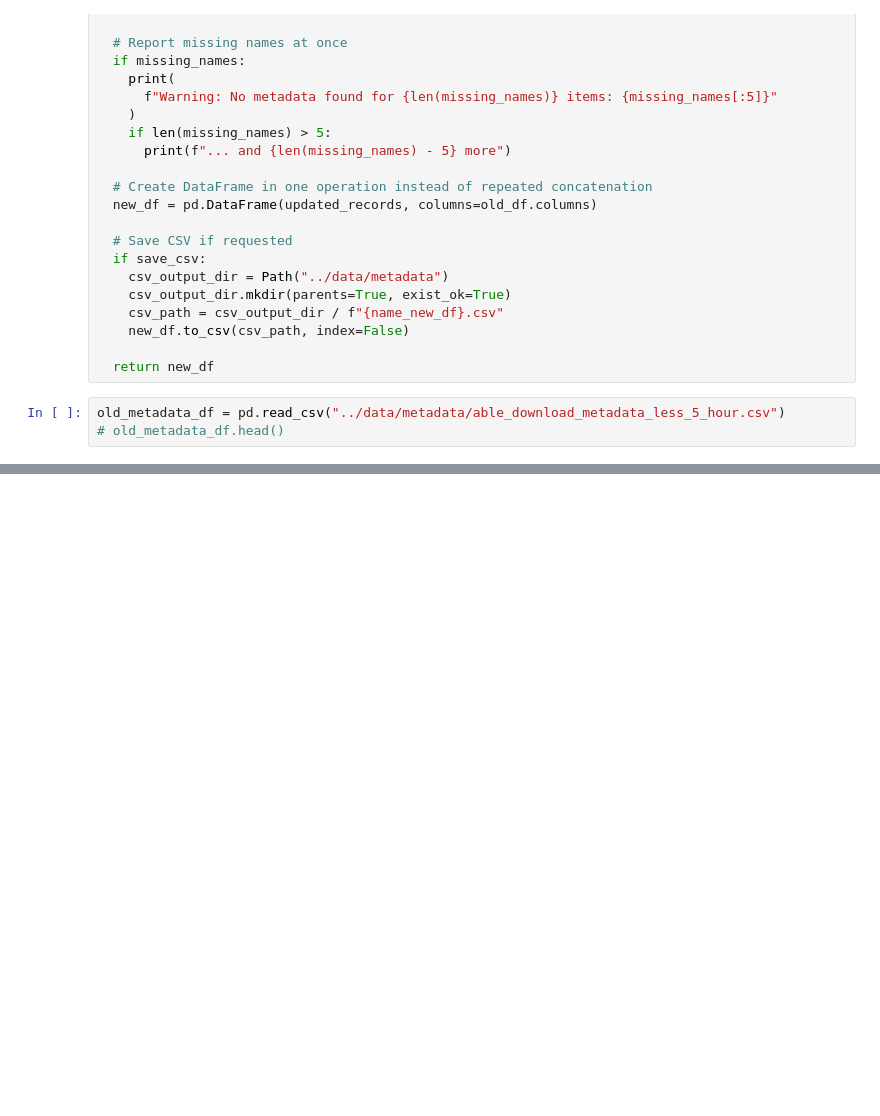
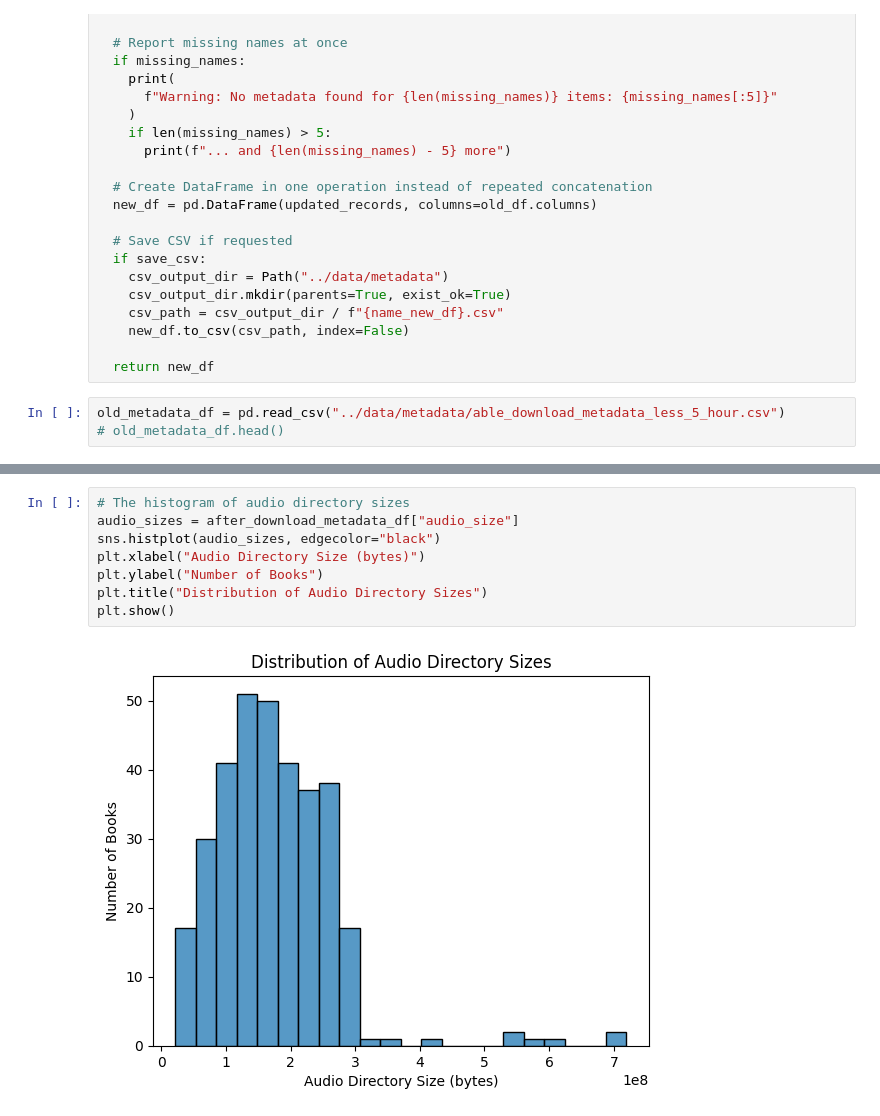
Before and after one commit to quochuy242/VNAVC, a Jupyter notebook: notebooks/download_analysis.ipynb, the cells around one changed output, grey strips where cells are left out. Cells and saved outputs as stored; diff of their text form; blank space fills up the shorter version.

```diff
--- a/notebooks/download_analysis.ipynb
+++ b/notebooks/download_analysis.ipynb
@@ -197,0 +287,10 @@ after_download_metadata_df.head()
+# %%
+# The histogram of audio directory sizes
+audio_sizes = after_download_metadata_df["audio_size"]
+sns.histplot(audio_sizes, edgecolor="black")
+plt.xlabel("Audio Directory Size (bytes)")
+plt.ylabel("Number of Books")
+plt.title("Distribution of Audio Directory Sizes")
+plt.show()
+# %% [output]
+[figure, added]
```
Also changed, not shown: parts of 13 cells of this notebook, 7 other files.
